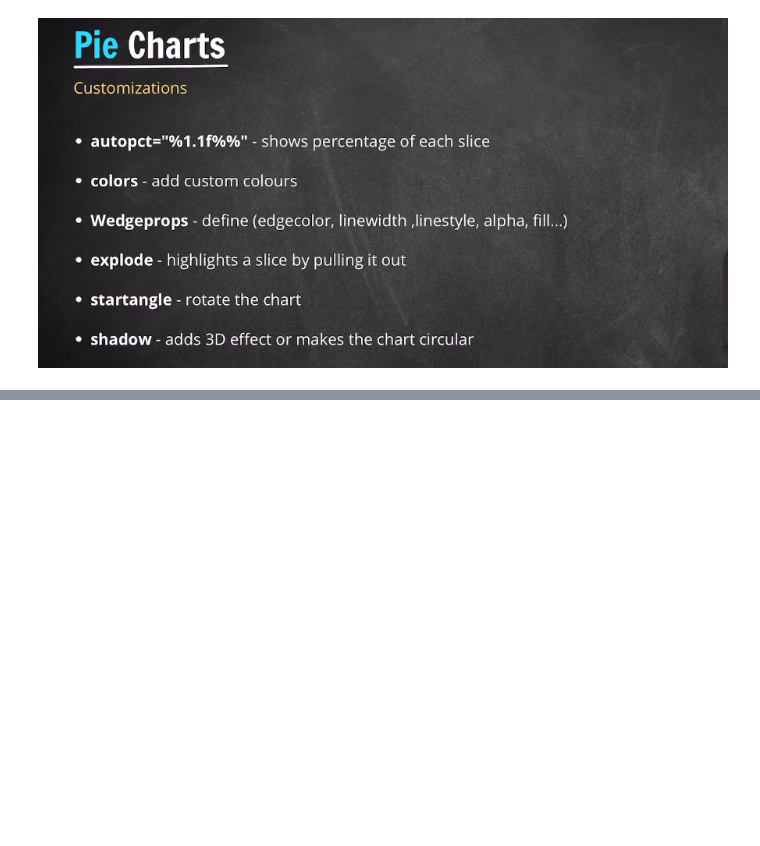
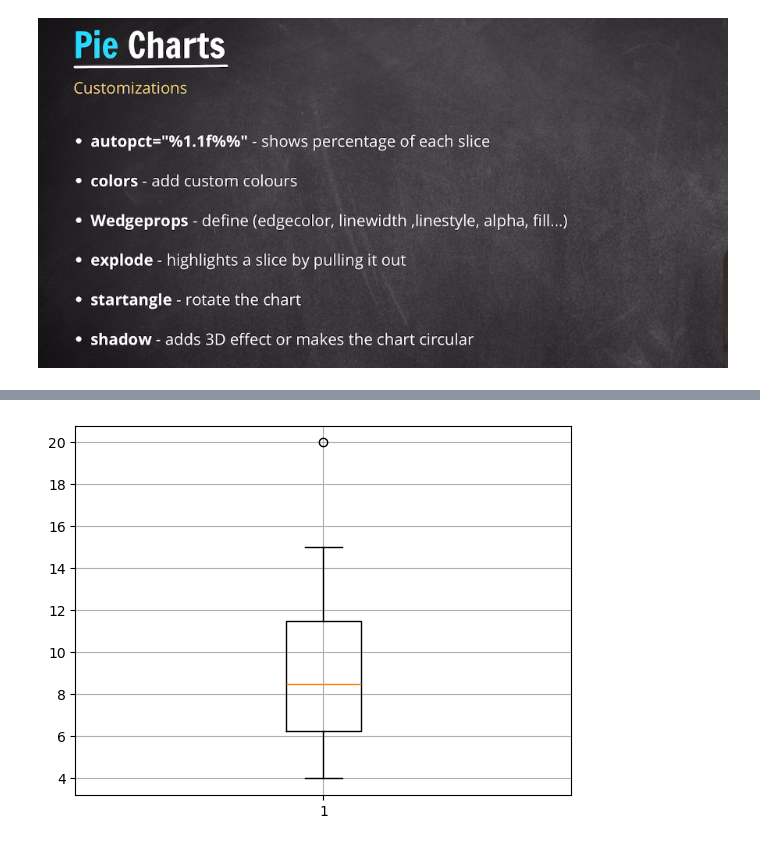
Before and after one commit to rslaanfareed/Prime_AI_ML, a Jupyter notebook: Data visualization/matplotlib.ipynb, the cells around one changed output, grey strips where cells are left out. Saved outputs shown, nothing was run; the diff lists cells and outputs as text; code cells hidden in the pictures; blank space fills up the shorter version.

```diff
--- a/Data visualization/matplotlib.ipynb
+++ b/Data visualization/matplotlib.ipynb
@@ -299,0 +372,14 @@ plt.show()
+# %%
+# Box Plots
+# A box plot is a statistical visualization that summarizes the distribution of a dataset using five key numbers:
+# · Minimum (lowest non-outlier)
+# · First Quartile (Q1) - 25th percentile
+# · Median (Q2) - 50th percentile
+# . Third Quartile (Q3) - 75th percentile
+# · Maximum (highest non-outlier)
+
+data=[7,8,5,6,9,4,10,12,15,20]
+plt.boxplot(data)
+plt.grid()
+# %% [output]
+[figure, added]
```
Also changed, not shown: parts of 11 cells of this notebook, 5 other files.
